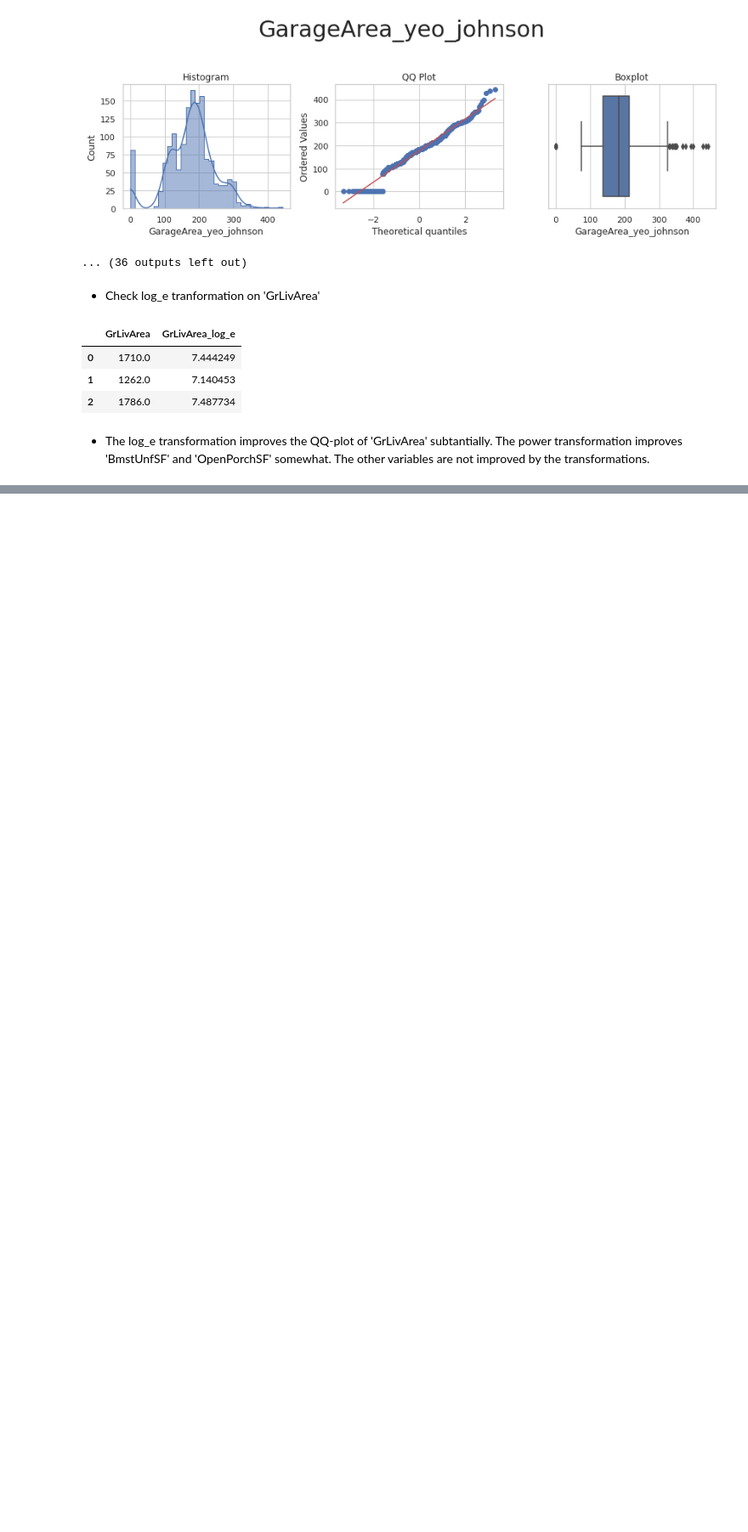
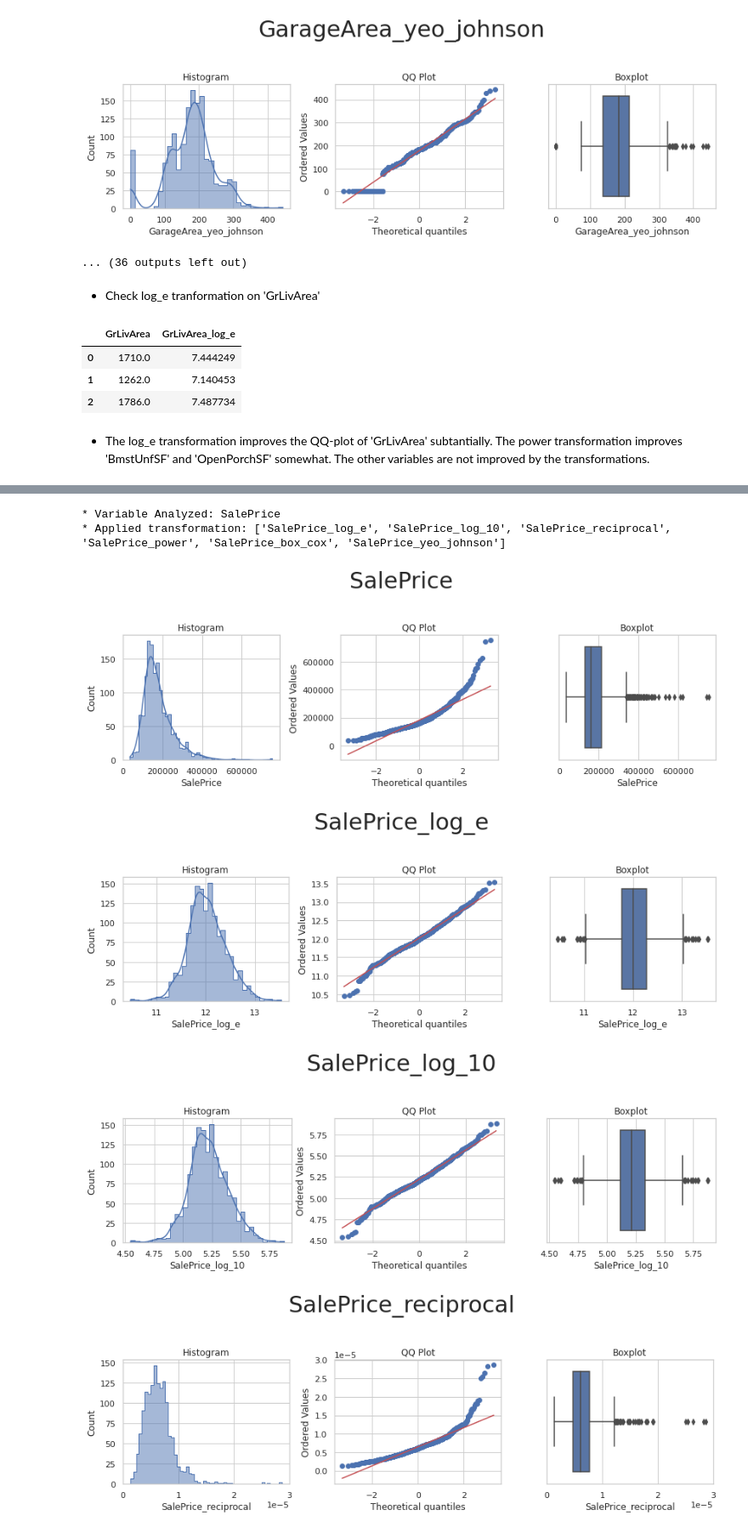
Before and after one commit to faridjos/milestone-project-heritage-housing-issues, a Jupyter notebook: jupyter_notebooks/FeatureEngineering.ipynb, the cells around one changed output, grey strips where cells are left out. Shown at 85% size. Cells and saved outputs as stored; diff of their text form; code cells hidden in the pictures; blank space fills up the shorter version.

Commit message:
Transform target variable in FeatureEngineering notebook

```diff
--- a/jupyter_notebooks/FeatureEngineering.ipynb
+++ b/jupyter_notebooks/FeatureEngineering.ipynb
@@ -452,0 +455,3 @@ df_engineering[['GrLivArea', 'GrLivArea_log_e']].head(3)
+# %%
+df_target = df['SalePrice'].to_frame()
+df_target.head(3)
@@ -452,0 +463,9 @@ df_engineering[['GrLivArea', 'GrLivArea_log_e']].head(3)
+# %%
+df_target = FeatureEngineeringAnalysis(df=df_target, analysis_type='numerical')
+# %% [output]
+* Variable Analyzed: SalePrice
+* Applied transformation: ['SalePrice_log_e', 'SalePrice_log_10', 'SalePrice_reciprocal', 'SalePrice_power', 'SalePrice_box_cox', 'SalePrice_yeo_johnson']
+[figure, added]
+[figure, added]
+[figure, added]
+[figure, added]
```
Also changed, not shown: parts of 5 cells of this notebook, 3 other files.
